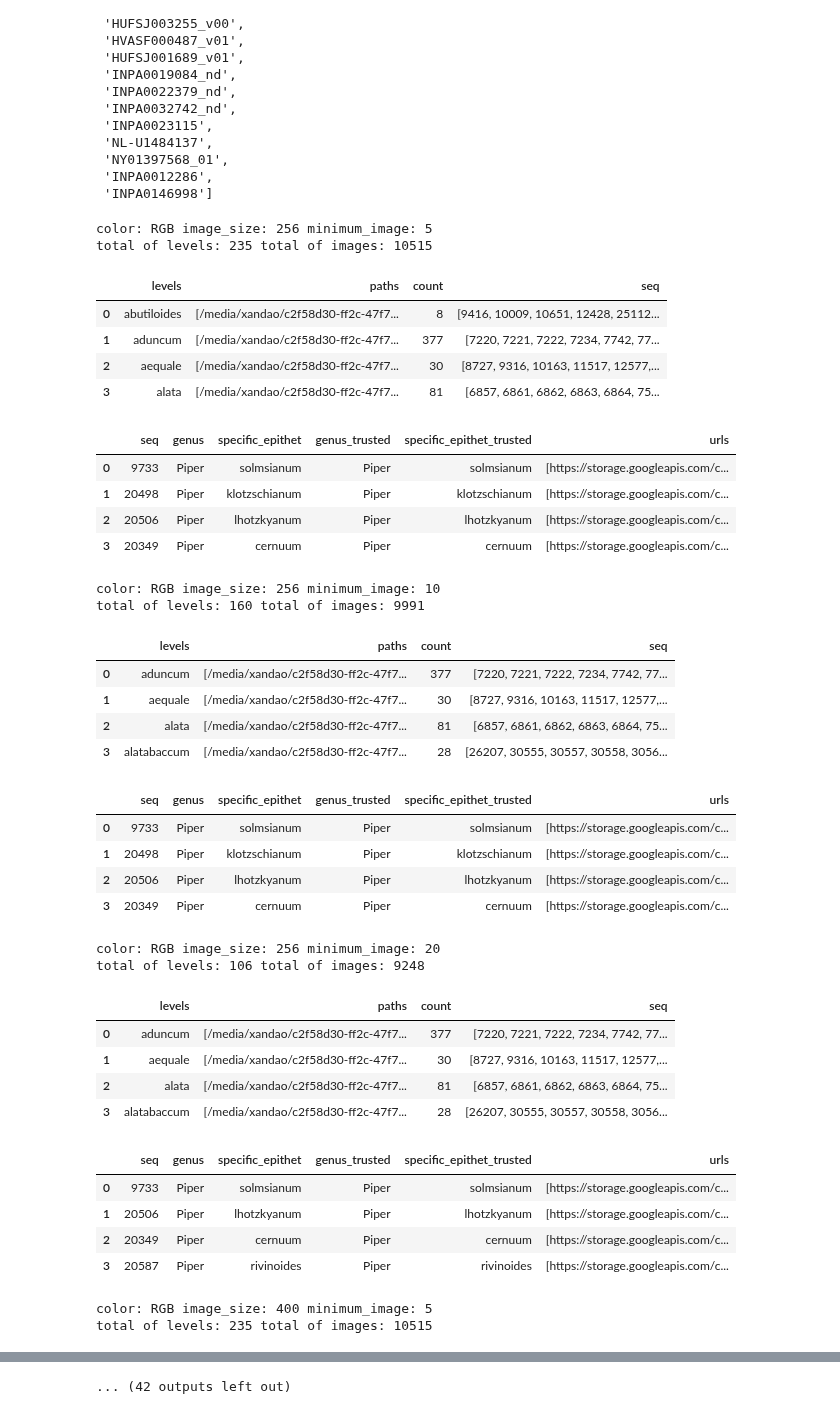
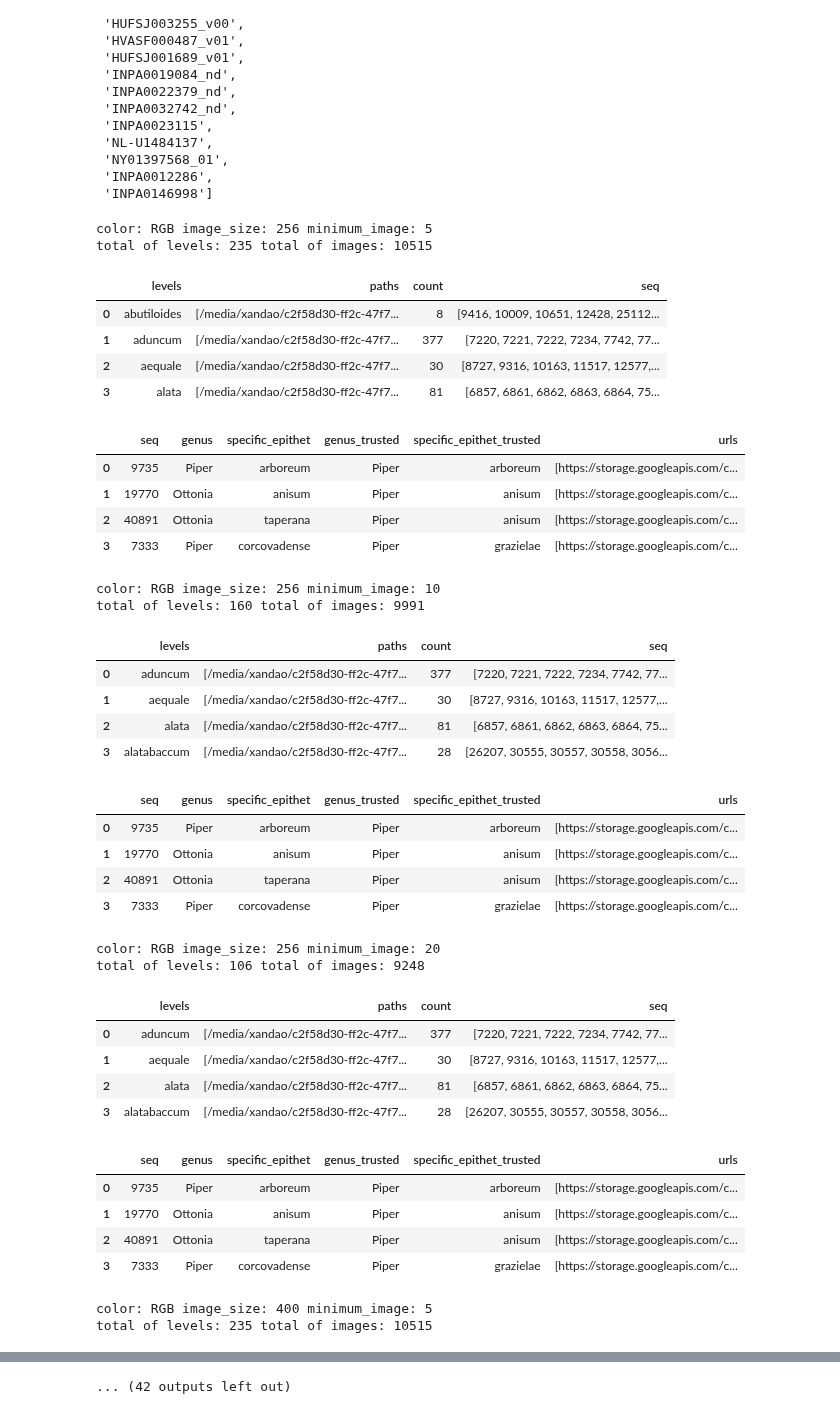
Before and after one commit to xaaaandao/piperaceae-sql, a Jupyter notebook: br_dataset.ipynb, the cells around one changed output, grey strips where cells are left out. Drawn from its saved outputs; the diff is of its cells as text; code cells hidden in the pictures.

```diff
--- a/br_dataset.ipynb
+++ b/br_dataset.ipynb
@@ -97,38 +97,38 @@ for color in list_color:
                                     sa.not_(Image.filename.in_(list_images_invalid)),
                                     sa.not_(Image.filename.ilike('%_v0%')),
                                     sa.not_(Image.filename.like('%_e%')),
                                     sa.not_(Image.filename.like('%_nd%')),
                                     ))\
                     .group_by(Image.seq_id)\
                     .all()
 
                 list_one_image_per_seq = []
                 list_seq_one_image = []
                 for qzinho in qzao:
                     list_seq_one_image.append(qzinho.seq_id)
                     list_one_image_per_seq.append(sorted(qzinho.list_path_segmented)[0])
 
                 if len(list_one_image_per_seq) >= minimum_image:
                     list_count_samples.append(len(list_one_image_per_seq))
                     list_level.append(q.specific_epithet_trusted)
                     list_path_images_final.append(list_one_image_per_seq)
                     list_seq_final.append(list_seq_one_image)
 
-            # copy_images(list_level, list_path_images_final, out)
+            copy_images(list_level, list_path_images_final, out)
             save_metadata(list_count_samples, list_level, list_path_images_final, list_seq_final, out, session)
 # %% [output]
 color: RGB image_size: 256 minimum_image: 5
 total of levels: 235 total of images: 10515
 |  | levels | paths | count | seq |
 | 0 | abutiloides | [/media/xandao/c2f58d30-ff2c-47f7... | 8 | [9416, 10009, 10651, 12428, 25112... |
 | 1 | aduncum | [/media/xandao/c2f58d30-ff2c-47f7... | 377 | [7220, 7221, 7222, 7234, 7742, 77... |
 | 2 | aequale | [/media/xandao/c2f58d30-ff2c-47f7... | 30 | [8727, 9316, 10163, 11517, 12577,... |
 | 3 | alata | [/media/xandao/c2f58d30-ff2c-47f7... | 81 | [6857, 6861, 6862, 6863, 6864, 75... |
 |  | seq | genus | specific_epithet | genus_trusted | specific_epithet_trusted | urls |
-| 0 | 9733 | Piper | solmsianum | Piper | solmsianum | [https://storage.googleapis.com/c... |
-| 1 | 20498 | Piper | klotzschianum | Piper | klotzschianum | [https://storage.googleapis.com/c... |
-| 2 | 20506 | Piper | lhotzkyanum | Piper | lhotzkyanum | [https://storage.googleapis.com/c... |
-| 3 | 20349 | Piper | cernuum | Piper | cernuum | [https://storage.googleapis.com/c... |
+| 0 | 9735 | Piper | arboreum | Piper | arboreum | [https://storage.googleapis.com/c... |
+| 1 | 19770 | Ottonia | anisum | Piper | anisum | [https://storage.googleapis.com/c... |
+| 2 | 40891 | Ottonia | taperana | Piper | anisum | [https://storage.googleapis.com/c... |
+| 3 | 7333 | Piper | corcovadense | Piper | grazielae | [https://storage.googleapis.com/c... |
 color: RGB image_size: 256 minimum_image: 10
 total of levels: 160 total of images: 9991
 |  | levels | paths | count | seq |
@@ -137,10 +137,10 @@ total of levels: 160 total of images: 9991
 | 2 | alata | [/media/xandao/c2f58d30-ff2c-47f7... | 81 | [6857, 6861, 6862, 6863, 6864, 75... |
 | 3 | alatabaccum | [/media/xandao/c2f58d30-ff2c-47f7... | 28 | [26207, 30555, 30557, 30558, 3056... |
 |  | seq | genus | specific_epithet | genus_trusted | specific_epithet_trusted | urls |
-| 0 | 9733 | Piper | solmsianum | Piper | solmsianum | [https://storage.googleapis.com/c... |
-| 1 | 20498 | Piper | klotzschianum | Piper | klotzschianum | [https://storage.googleapis.com/c... |
-| 2 | 20506 | Piper | lhotzkyanum | Piper | lhotzkyanum | [https://storage.googleapis.com/c... |
-| 3 | 20349 | Piper | cernuum | Piper | cernuum | [https://storage.googleapis.com/c... |
+| 0 | 9735 | Piper | arboreum | Piper | arboreum | [https://storage.googleapis.com/c... |
+| 1 | 19770 | Ottonia | anisum | Piper | anisum | [https://storage.googleapis.com/c... |
+| 2 | 40891 | Ottonia | taperana | Piper | anisum | [https://storage.googleapis.com/c... |
+| 3 | 7333 | Piper | corcovadense | Piper | grazielae | [https://storage.googleapis.com/c... |
 color: RGB image_size: 256 minimum_image: 20
 total of levels: 106 total of images: 9248
 |  | levels | paths | count | seq |
@@ -149,10 +149,10 @@ total of levels: 106 total of images: 9248
 | 2 | alata | [/media/xandao/c2f58d30-ff2c-47f7... | 81 | [6857, 6861, 6862, 6863, 6864, 75... |
 | 3 | alatabaccum | [/media/xandao/c2f58d30-ff2c-47f7... | 28 | [26207, 30555, 30557, 30558, 3056... |
 |  | seq | genus | specific_epithet | genus_trusted | specific_epithet_trusted | urls |
-| 0 | 9733 | Piper | solmsianum | Piper | solmsianum | [https://storage.googleapis.com/c... |
-| 1 | 20506 | Piper | lhotzkyanum | Piper | lhotzkyanum | [https://storage.googleapis.com/c... |
-| 2 | 20349 | Piper | cernuum | Piper | cernuum | [https://storage.googleapis.com/c... |
-| 3 | 20587 | Piper | rivinoides | Piper | rivinoides | [https://storage.googleapis.com/c... |
+| 0 | 9735 | Piper | arboreum | Piper | arboreum | [https://storage.googleapis.com/c... |
+| 1 | 19770 | Ottonia | anisum | Piper | anisum | [https://storage.googleapis.com/c... |
+| 2 | 40891 | Ottonia | taperana | Piper | anisum | [https://storage.googleapis.com/c... |
+| 3 | 7333 | Piper | corcovadense | Piper | grazielae | [https://storage.googleapis.com/c... |
 color: RGB image_size: 400 minimum_image: 5
 total of levels: 235 total of images: 10515
 |  | levels | paths | count | seq |
```
Also changed, not shown: parts of 2 cells of this notebook, 3 other files.
